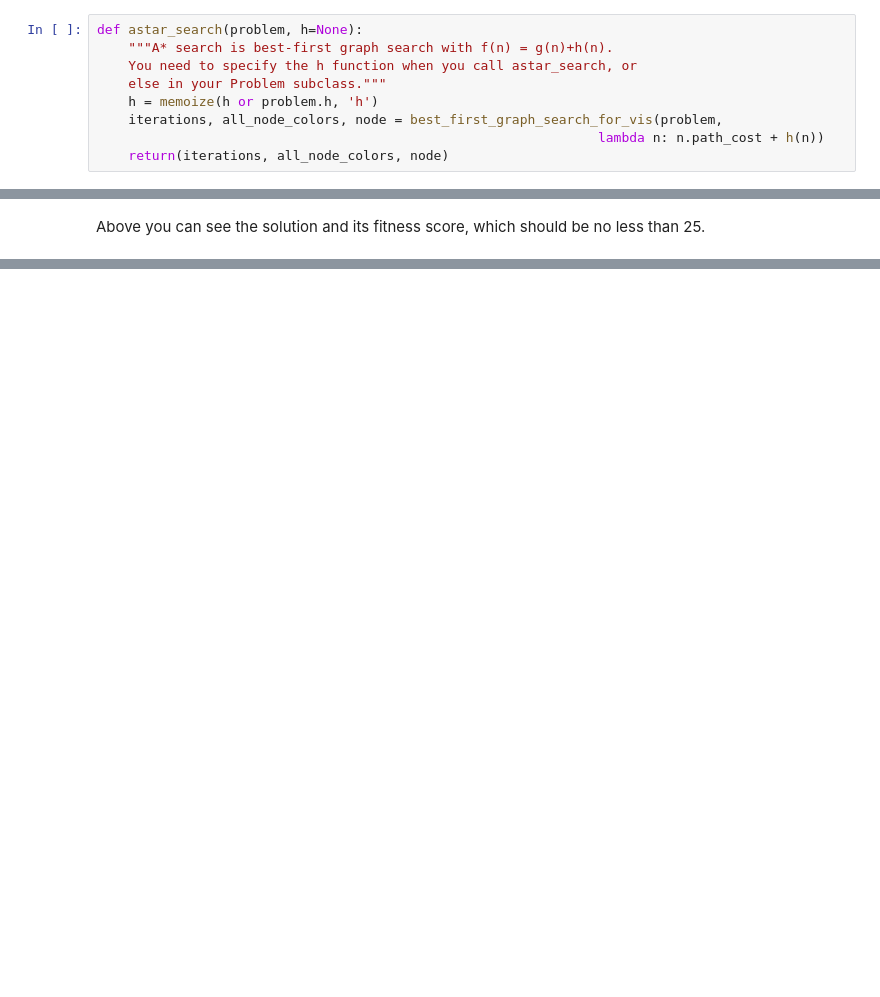
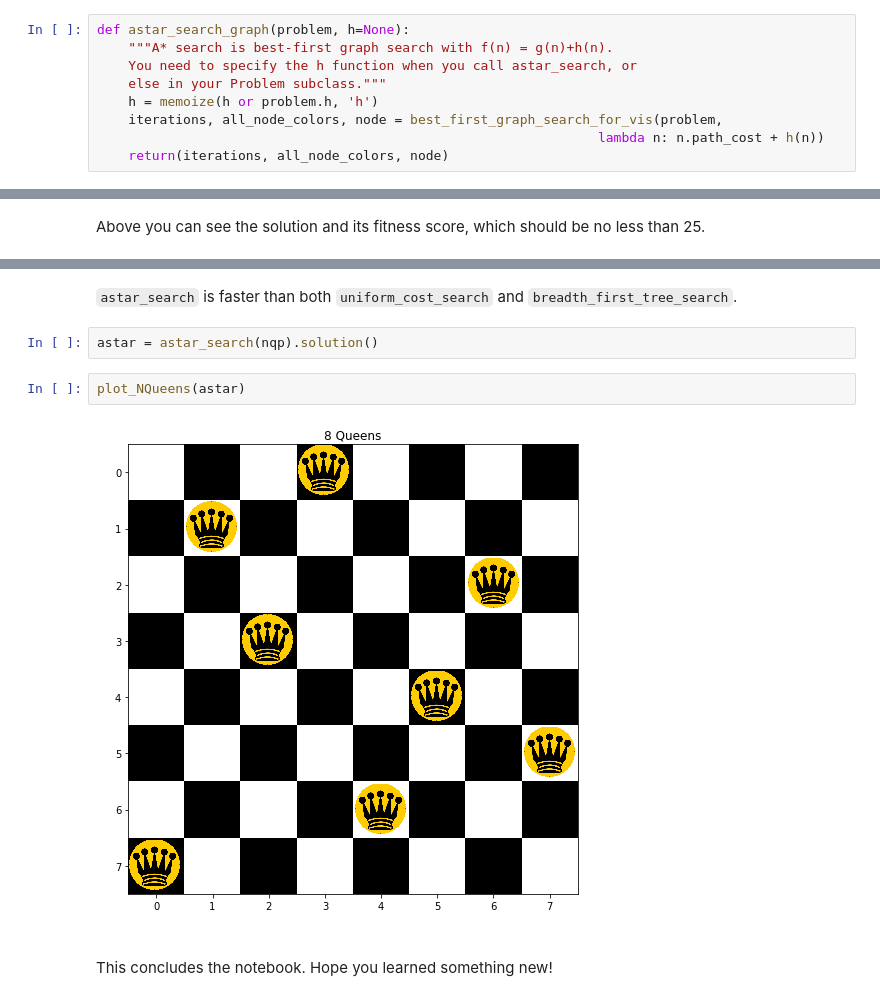
Before and after one commit to aimacode/aima-python, a Jupyter notebook: search.ipynb, the cells around one changed output, grey strips where cells are left out. Drawn from its saved outputs; the diff is of its cells as text; blank space fills up the shorter version.

```diff
--- a/search.ipynb
+++ b/search.ipynb
@@ -599,7 +615,7 @@ display_visual(romania_graph_data, user_input=False,
 
 Let's change all the `node_colors` to starting position and define a different problem statement.
 # %%
-def astar_search(problem, h=None):
+def astar_search_graph(problem, h=None):
     """A* search is best-first graph search with f(n) = g(n)+h(n).
     You need to specify the h function when you call astar_search, or
     else in your Problem subclass."""
@@ -1186,0 +1419,12 @@ With that this tutorial on the genetic algorithm comes to an end. Hope you found
+# %% [markdown]
+`astar_search` is faster than both `uniform_cost_search` and `breadth_first_tree_search`.
+# %%
+astar = astar_search(nqp).solution()
+# %%
+plot_NQueens(astar)
+# %% [output]
+[figure, added]
+# %% [markdown]
+<br>
+This concludes the notebook.
+Hope you learned something new!
```
Also changed, not shown: parts of 78 cells of this notebook, 2 other files.
